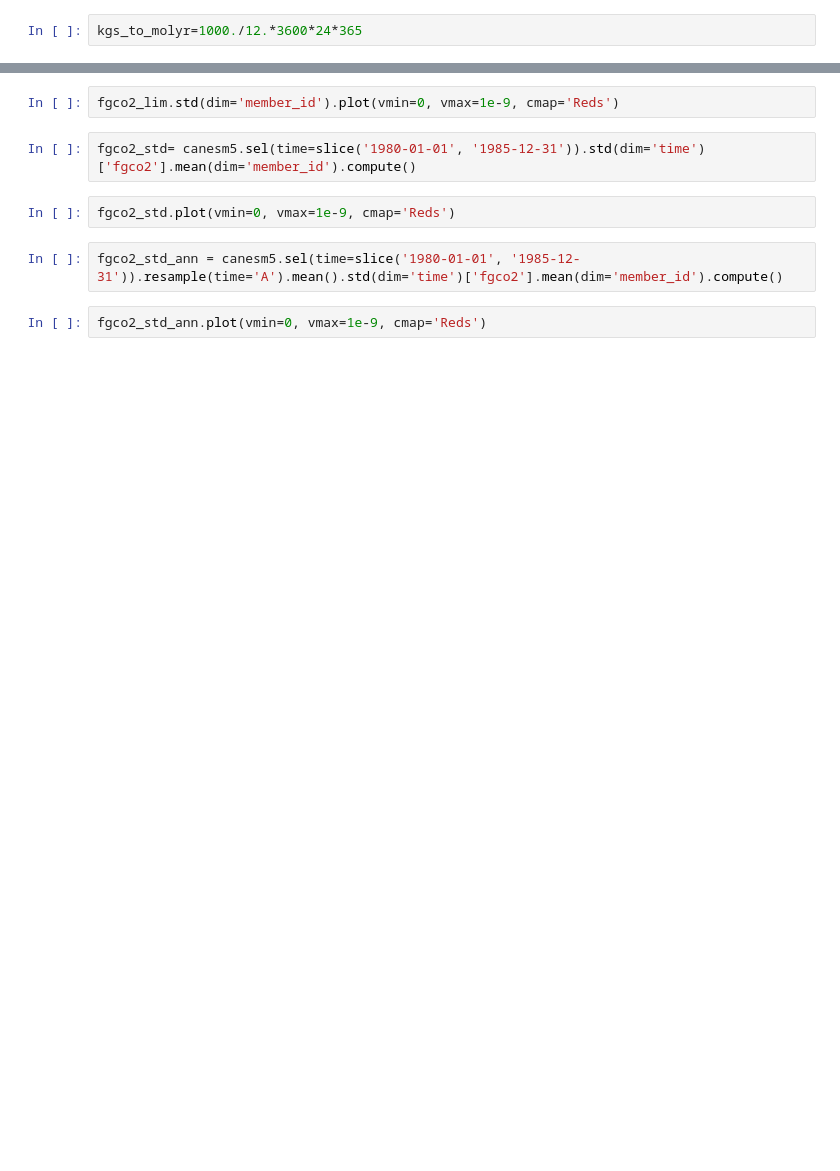
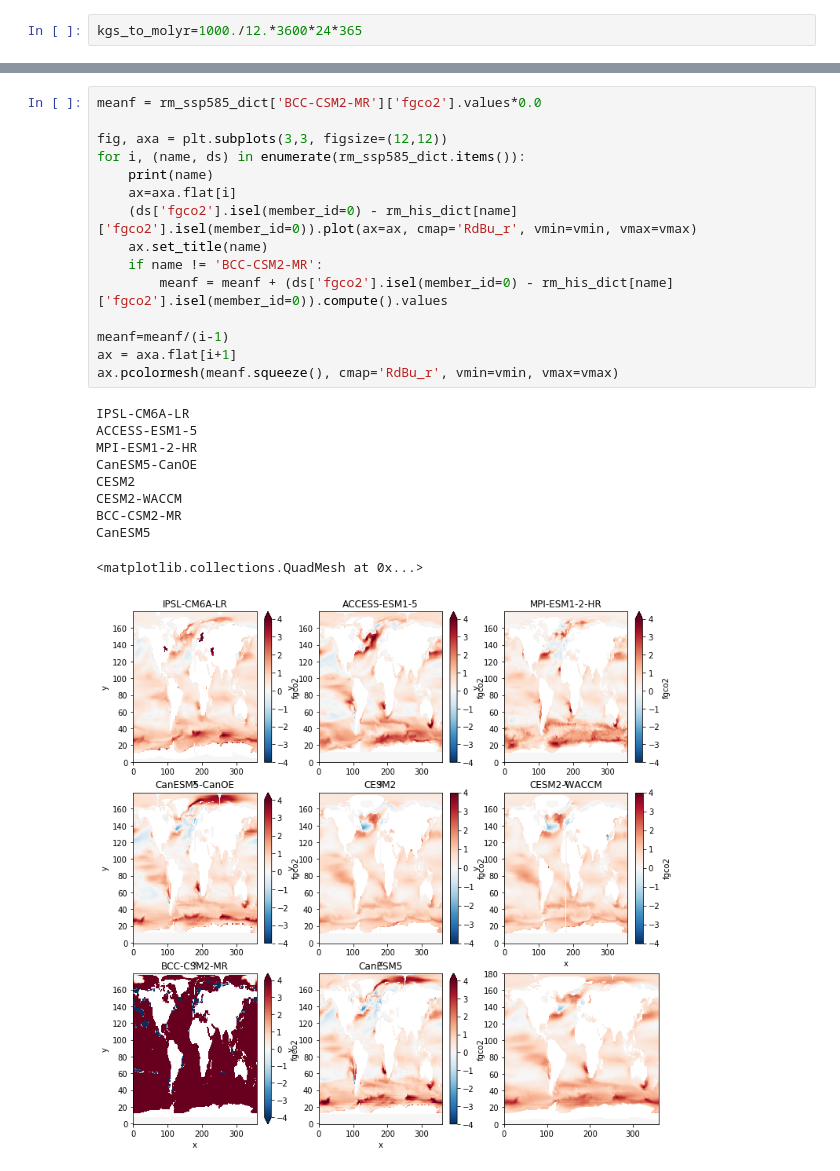
Before and after one commit to swartn/cmip6-test, a Jupyter notebook: cmip6_fgco2.ipynb, the cells around one changed output, grey strips where cells are left out. Cells and saved outputs as stored; diff of their text form; blank space fills up the shorter version.

```diff
--- a/cmip6_fgco2.ipynb
+++ b/cmip6_fgco2.ipynb
@@ -162,10 +289,26 @@ fgco2_lim.mean(dim='member_id').plot()
-# %%
-fgco2_lim.std(dim='member_id').plot(vmin=0, vmax=1e-9, cmap='Reds')
-# %%
-fgco2_std= canesm5.sel(time=slice('1980-01-01', '1985-12-31')).std(dim='time')['fgco2'].mean(dim='member_id').compute()
-# %%
-fgco2_std.plot(vmin=0, vmax=1e-9, cmap='Reds')
-# %%
-fgco2_std_ann = canesm5.sel(time=slice('1980-01-01', '1985-12-31')).resample(time='A').mean().std(dim='time')['fgco2'].mean(dim='member_id').compute()
-# %%
-fgco2_std_ann.plot(vmin=0, vmax=1e-9, cmap='Reds')
+# %%
+meanf = rm_ssp585_dict['BCC-CSM2-MR']['fgco2'].values*0.0
+
+fig, axa = plt.subplots(3,3, figsize=(12,12))
+for i, (name, ds) in enumerate(rm_ssp585_dict.items()):
+    print(name)
+    ax=axa.flat[i]
+    (ds['fgco2'].isel(member_id=0) - rm_his_dict[name]['fgco2'].isel(member_id=0)).plot(ax=ax, cmap='RdBu_r', vmin=vmin, vmax=vmax)
+    ax.set_title(name)
+    if name != 'BCC-CSM2-MR':
+        meanf = meanf + (ds['fgco2'].isel(member_id=0) - rm_his_dict[name]['fgco2'].isel(member_id=0)).compute().values
+
+meanf=meanf/(i-1)
+ax = axa.flat[i+1]
+ax.pcolormesh(meanf.squeeze(), cmap='RdBu_r', vmin=vmin, vmax=vmax)
+# %% [output]
+IPSL-CM6A-LR
+ACCESS-ESM1-5
+MPI-ESM1-2-HR
+CanESM5-CanOE
+CESM2
+CESM2-WACCM
+BCC-CSM2-MR
+CanESM5
+<matplotlib.collections.QuadMesh at 0x...>
+[figure, added]
```
Also changed, not shown: parts of 18 cells of this notebook.
